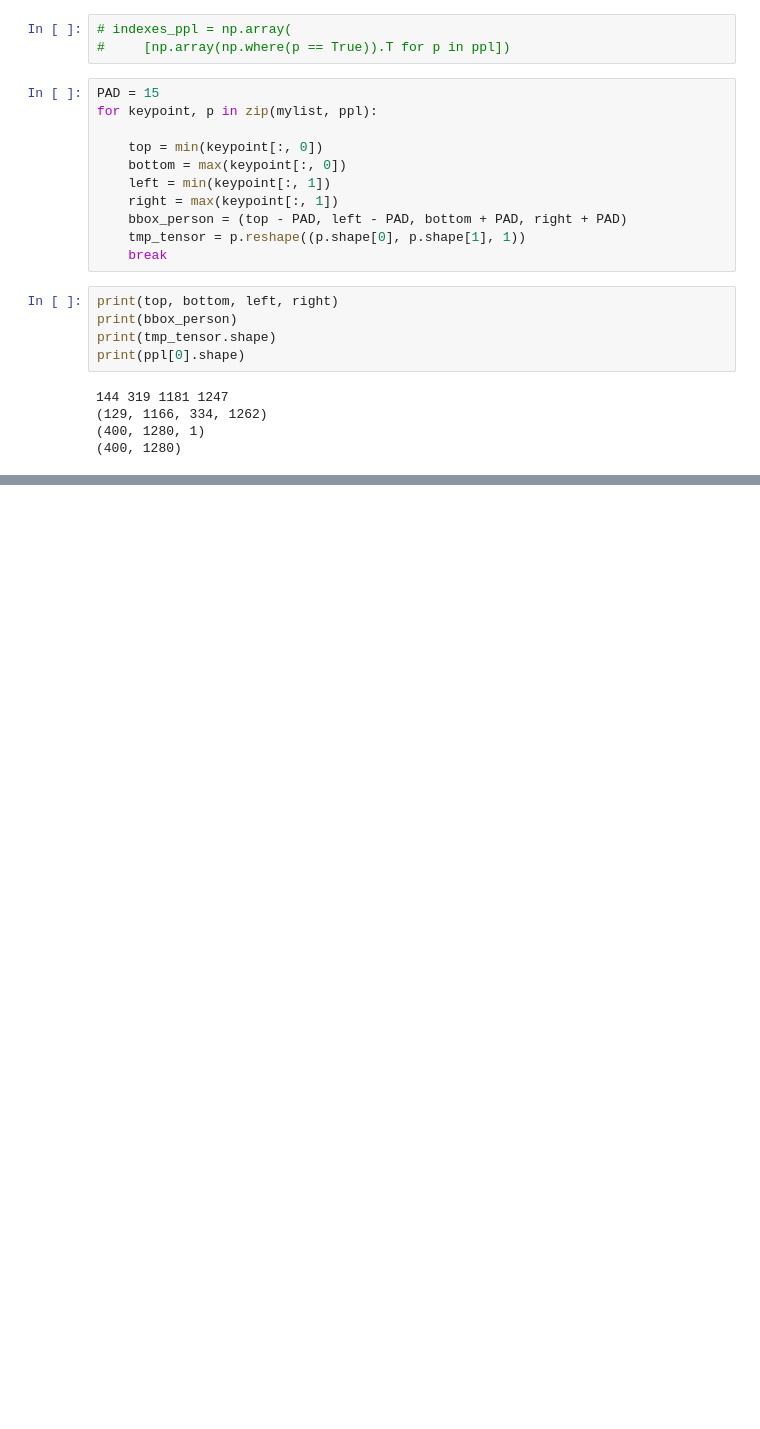
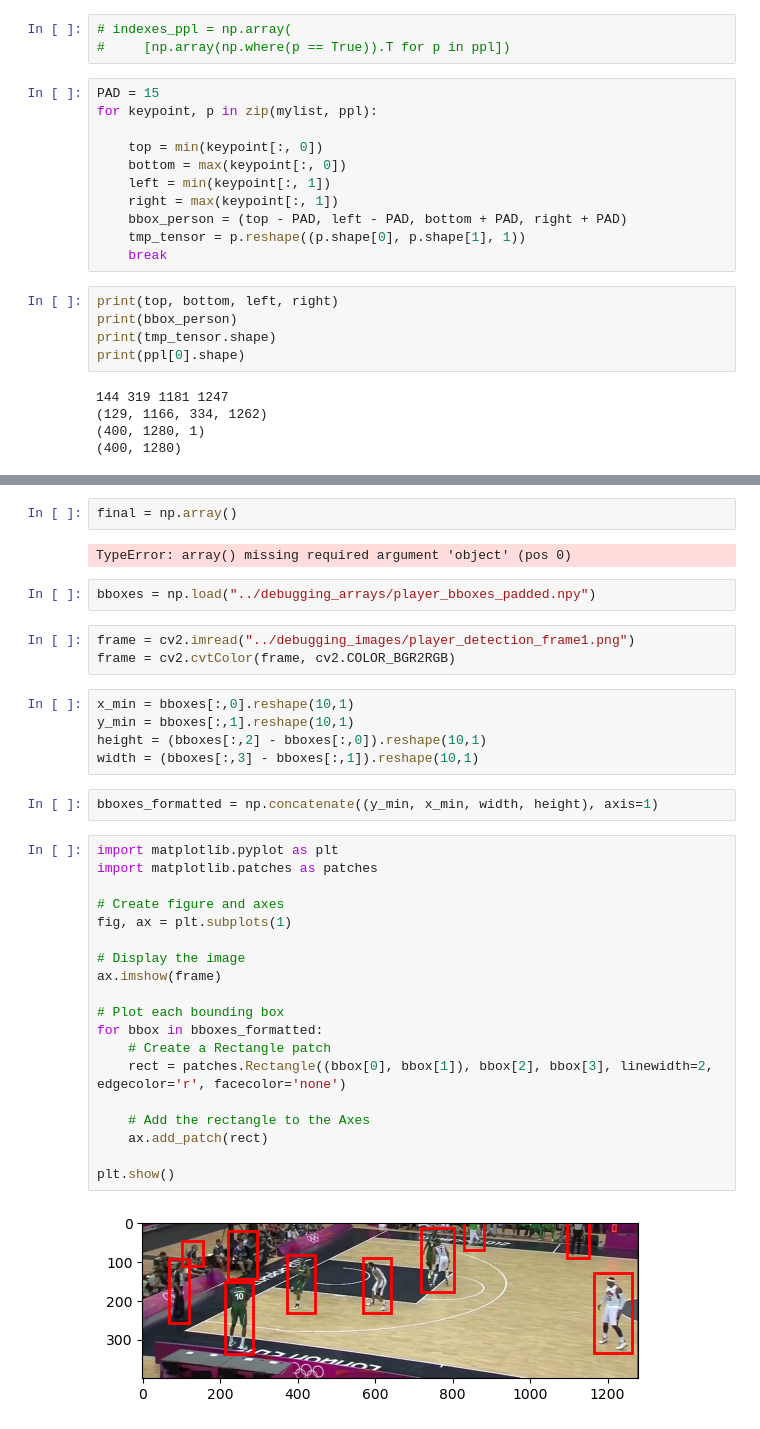
Before and after one commit to Duke-Basketball-Analytics/BasketTracking, a Jupyter notebook: resources/debugging_notebooks/debugging.ipynb, the cells around one changed output, grey strips where cells are left out. Drawn from its saved outputs; the diff is of its cells as text; blank space fills up the shorter version.

Commit message:
additional debugging

```diff
--- a/resources/debugging_notebooks/debugging.ipynb
+++ b/resources/debugging_notebooks/debugging.ipynb
@@ -68,0 +80,37 @@ crop_img = crop_img[top:(bottom - int(0.3 * (bottom - top))), left:right]
+# %%
+final = np.array()
+# %% [output]
+TypeError: array() missing required argument 'object' (pos 0)
+# %%
+bboxes = np.load("../debugging_arrays/player_bboxes_padded.npy")
+# %%
+frame = cv2.imread("../debugging_images/player_detection_frame1.png")
+frame = cv2.cvtColor(frame, cv2.COLOR_BGR2RGB)
+# %%
+x_min = bboxes[:,0].reshape(10,1)
+y_min = bboxes[:,1].reshape(10,1)
+height = (bboxes[:,2] - bboxes[:,0]).reshape(10,1)
+width = (bboxes[:,3] - bboxes[:,1]).reshape(10,1)
+# %%
+bboxes_formatted = np.concatenate((y_min, x_min, width, height), axis=1)
+# %%
+import matplotlib.pyplot as plt
+import matplotlib.patches as patches
+
+# Create figure and axes
+fig, ax = plt.subplots(1)
+
+# Display the image
+ax.imshow(frame)
+
+# Plot each bounding box
+for bbox in bboxes_formatted:
+    # Create a Rectangle patch
+    rect = patches.Rectangle((bbox[0], bbox[1]), bbox[2], bbox[3], linewidth=2, edgecolor='r', facecolor='none')
+
+    # Add the rectangle to the Axes
+    ax.add_patch(rect)
+
+plt.show()
+# %% [output]
+[figure, added]
```
Also changed, not shown: parts of 5 cells of this notebook, 10 other files.
